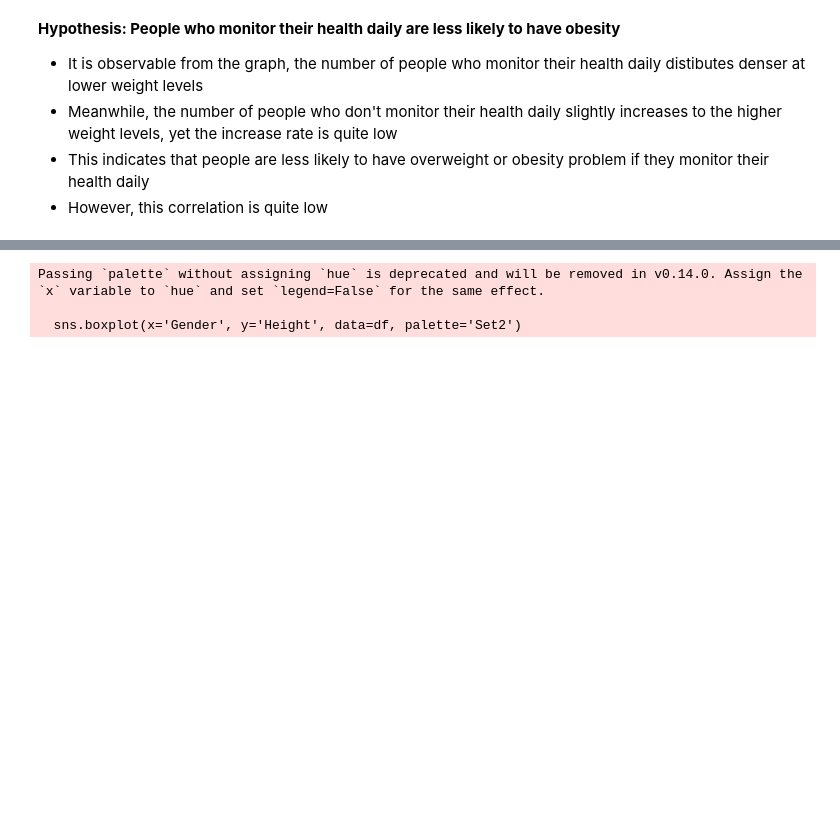
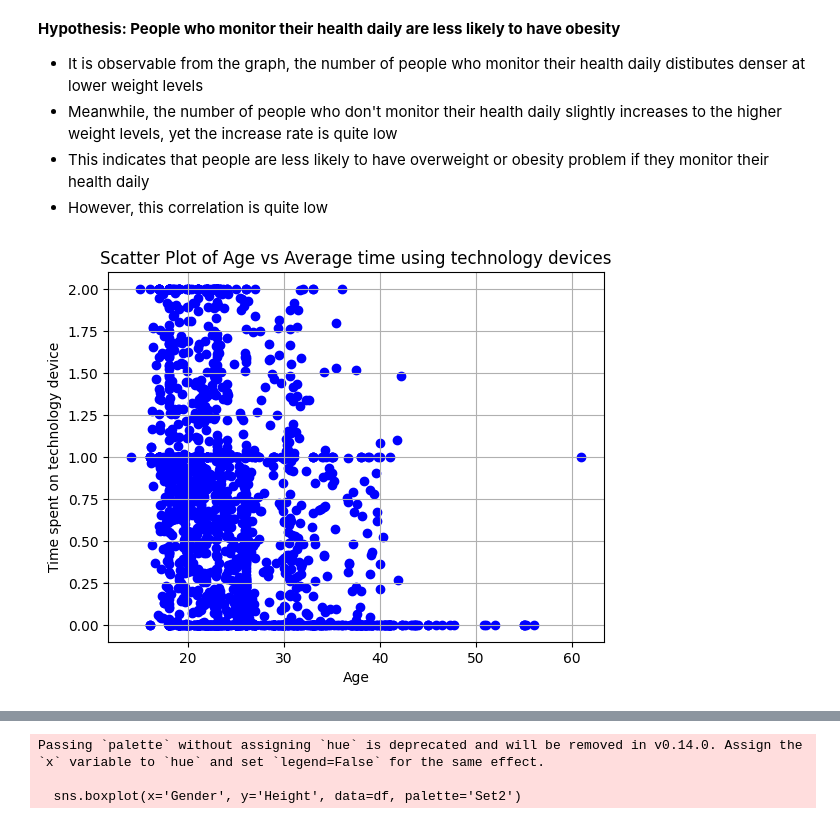
Before and after one commit to dang-nguyendd/ds_data_modelling, a Jupyter notebook: s3759957.ipynb, the cells around one changed output, grey strips where cells are left out. Saved outputs shown, nothing was run; the diff lists cells and outputs as text; code cells hidden in the pictures; blank space fills up the shorter version.

```diff
--- a/s3759957.ipynb
+++ b/s3759957.ipynb
@@ -440,3 +429,12 @@ plt.show()
 - Meanwhile, the number of people who don't monitor their health daily slightly increases to the higher weight levels, yet the increase rate is quite low
 - This indicates that people are less likely to have overweight or obesity problem if they monitor their health daily
 - However, this correlation is quite low
+# %%
+plt.scatter(df['Age'], df['TUE'], color='blue')
+plt.title('Scatter Plot of Age vs Average time using technology devices')
+plt.xlabel('Age')
+plt.ylabel('Time spent on technology device')
+plt.grid(True)
+plt.show()
+# %% [output]
+[figure, added]
```
Also changed, not shown: parts of 16 cells of this notebook.
